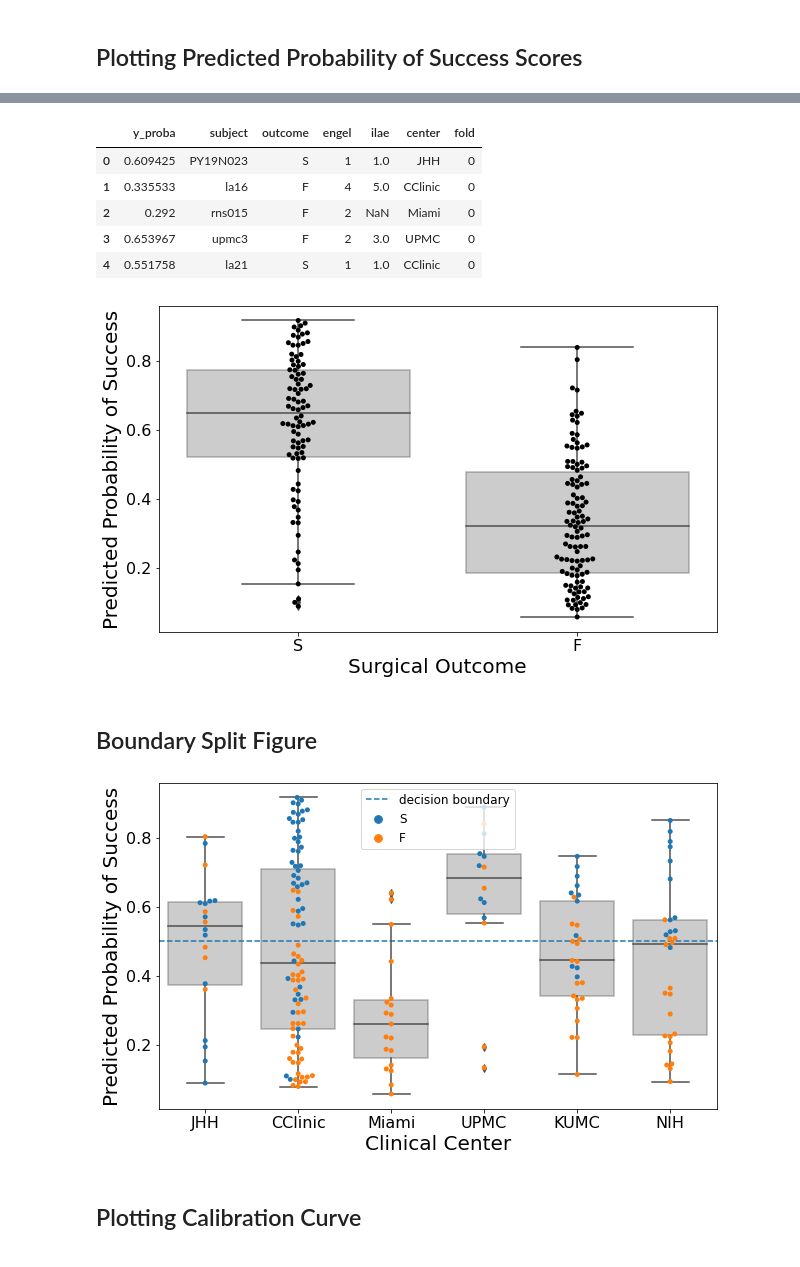
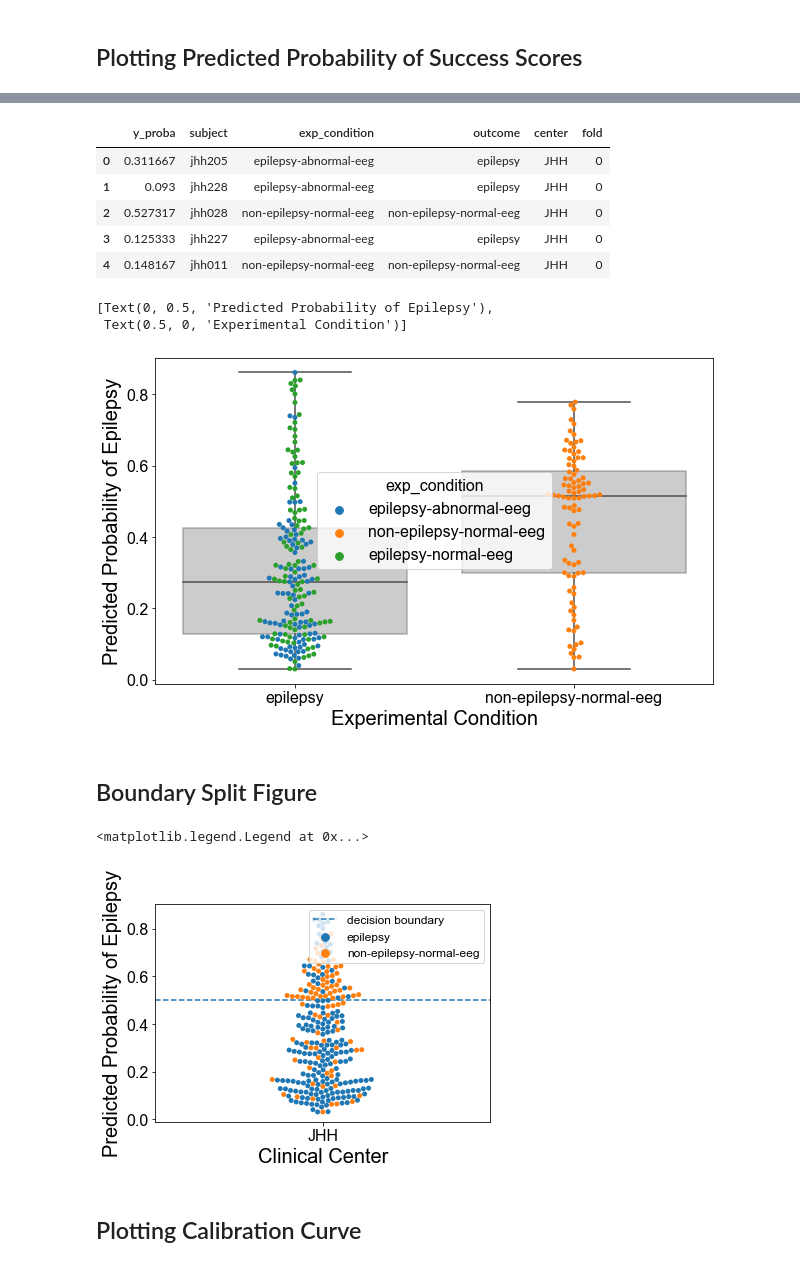
Before and after one commit to ncsl/episcalp, a Jupyter notebook: notebooks/cross_validation/plot_feature_exp_metrics.ipynb, the cells around one changed output, grey strips where cells are left out. Saved outputs shown, nothing was run; the diff lists cells and outputs as text; code cells hidden in the pictures.

```diff
--- a/notebooks/cross_validation/plot_feature_exp_metrics.ipynb
+++ b/notebooks/cross_validation/plot_feature_exp_metrics.ipynb
@@ -260,28 +320,17 @@ NameError: name 'meta_df' is not defined
 # %%
 proba_df = pd.DataFrame(
-    (y_probas, subj_list, outcomes, engels, ilaes, centers, folds)
+    (y_probas, subj_list, exp_conditions, y_outcomes, centers, folds)
 ).T
-proba_df.columns = ["y_proba", "subject", "outcome", "engel", "ilae", "center", "fold"]
-
-proba_df["center"] = proba_df["center"].map(
-    {
-        "jhu": "JHH",
-        "miami": "Miami",
-        "cc": "CClinic",
-        "upmc": "UPMC",
-        "kumc": "KUMC",
-        "nih": "NIH",
-    }
-)
+proba_df.columns = ["y_proba", "subject", "exp_condition", "outcome", "center", "fold"]
 
 display(proba_df.head())
 # %% [output]
-|  | y_proba | subject | outcome | engel | ilae | center | fold |
-| 0 | 0.609425 | PY19N023 | S | 1 | 1.0 | JHH | 0 |
-| 1 | 0.335533 | la16 | F | 4 | 5.0 | CClinic | 0 |
-| 2 | 0.292 | rns015 | F | 2 | NaN | Miami | 0 |
-| 3 | 0.653967 | upmc3 | F | 2 | 3.0 | UPMC | 0 |
-| 4 | 0.551758 | la21 | S | 1 | 1.0 | CClinic | 0 |
+|  | y_proba | subject | exp_condition | outcome | center | fold |
+| 0 | 0.311667 | jhh205 | epilepsy-abnormal-eeg | epilepsy | JHH | 0 |
+| 1 | 0.093 | jhh228 | epilepsy-abnormal-eeg | epilepsy | JHH | 0 |
+| 2 | 0.527317 | jhh028 | non-epilepsy-normal-eeg | non-epilepsy-normal-eeg | JHH | 0 |
+| 3 | 0.125333 | jhh227 | epilepsy-abnormal-eeg | epilepsy | JHH | 0 |
+| 4 | 0.148167 | jhh011 | non-epilepsy-normal-eeg | non-epilepsy-normal-eeg | JHH | 0 |
 # %%
 fig, ax = plt.subplots(figsize=(10, 6))
 sns.boxplot(
@@ -292,37 +341,47 @@ sns.boxplot(
     ax=ax,
     boxprops=dict(alpha=0.4),
 )
-sns.swarmplot(x="outcome", y="y_proba", color="black", data=proba_df, ax=ax)
+sns.swarmplot(
+    x="outcome",
+    y="y_proba",
+    hue="exp_condition",
+    #               color="black",
+    data=proba_df,
+    ax=ax,
+)
 
 ax.set(
-    ylabel="Predicted Probability of Success",
-    xlabel="Surgical Outcome",
+    ylabel="Predicted Probability of Epilepsy",
+    xlabel="Experimental Condition",
 )
-fig.savefig(figure_dir / f"{exp_name}_y_pred_proba_surgical_outcomes.pdf", bbox_inches="tight")
+# fig.savefig(figure_dir / f"{exp_name}_y_pred_proba_surgical_outcomes.pdf", bbox_inches="tight")
 # %% [output]
+[Text(0, 0.5, 'Predicted Probability of Epilepsy'),
+ Text(0.5, 0, 'Experimental Condition')]
-[figure, old version]
+[figure, new version]
 # %% [markdown]
 ## Boundary Split Figure
 # %%
-fig, ax = plt.subplots(figsize=(10, 6))
+fig, ax = plt.subplots(figsize=(6, 4))
 ax.axhline([0.5], ls="--", label="decision boundary")
-sns.boxplot(
-    x="center",
-    y="y_proba",
-    data=proba_df,
-    color="gray",
-    ax=ax,
-    boxprops=dict(alpha=0.4),
-)
+# sns.boxplot(
+#     x="center",
+#     y="y_proba",
+#     data=proba_df,
+#     color="gray",
+#     ax=ax,
+#     boxprops=dict(alpha=0.4),
+# )
 sns.swarmplot(x="center", y="y_proba", hue="outcome", data=proba_df, ax=ax)
 ax.set(
-    ylabel="Predicted Probability of Success",
+    ylabel="Predicted Probability of Epilepsy",
     xlabel="Clinical Center",
 )
 ax.legend(fontsize=12)
-fig.savefig(figure_dir / f"{exp_name}_boundary_split_center.pdf", bbox_inches="tight")
+# fig.savefig(figure_dir / f"{exp_name}_boundary_split_center.pdf", bbox_inches="tight")
 # %% [output]
+<matplotlib.legend.Legend at 0x...>
-[figure, old version]
+[figure, new version]
 # %% [markdown]
 ## Plotting Calibration Curve
 # %%
```
Also changed, not shown: parts of 15 cells of this notebook, 2 other files.
